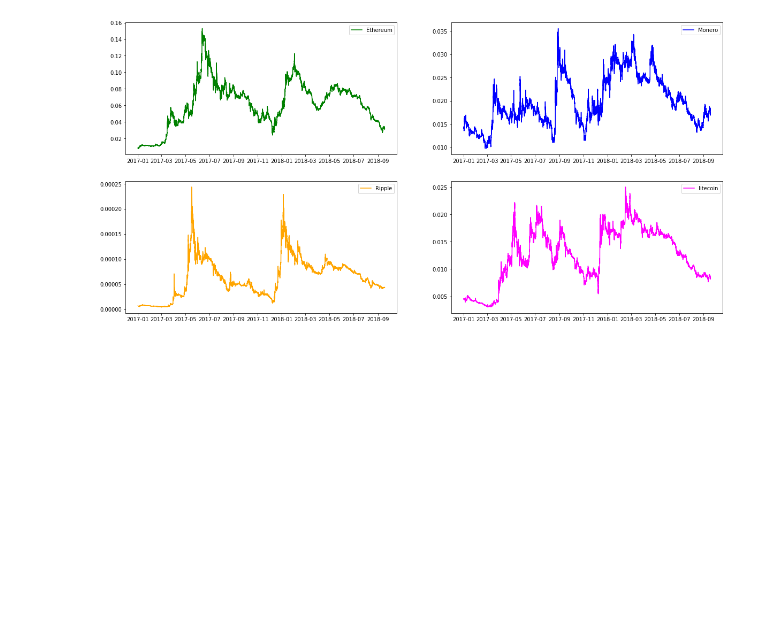
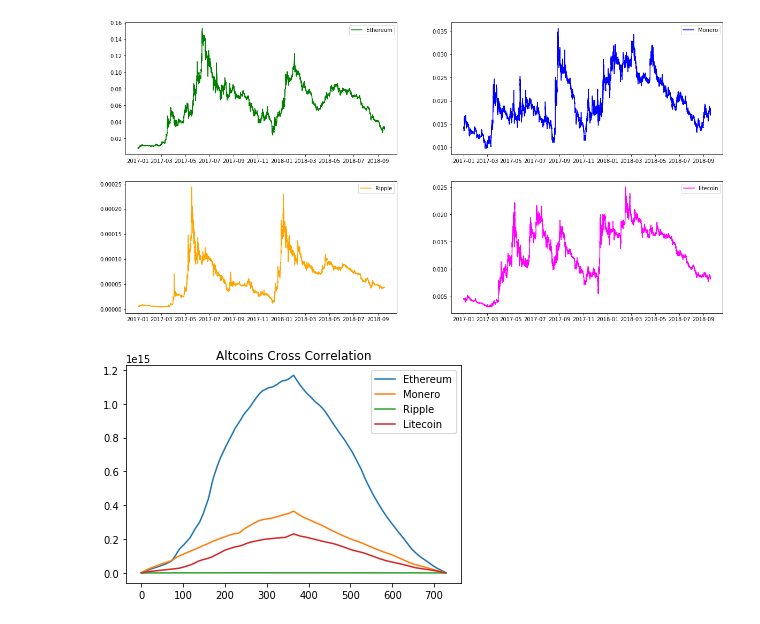
Before and after one commit to fund3/anova-blocksci, a Jupyter notebook: Eileen.ipynb, the cells around one changed output. Saved outputs shown, nothing was run; the diff lists cells and outputs as text; code cells hidden in the pictures; blank space fills up the shorter version.

Commit message:
fees and altcoins cross corr

```diff
--- a/Eileen.ipynb
+++ b/Eileen.ipynb
@@ -655,10 +655,10 @@ bitstamp_bal = np.array(bitstamp_bal)
 huobi_bal = np.array(huobi_bal)
 aggregate_wallet_bal = bitfinex_bal + binance_bal + bitstamp_bal + huobi_bal + bittrex_bal
 # %%
-def cross_correlate(wallet, prices, exchange):
+def cross_correlate(wallet, prices, exchange, title = 'Exchange Wallets Cross Correlation'):
     corr = signal.correlate(wallet, prices, mode = 'full')
     plt.plot(corr, label = exchange)
-    plt.title('Exchange Wallets Cross Correlation')
+    plt.title(title)
     plt.legend()
 # %%
 cross_correlate(bitfinex_bal, prices, 'Bitfinex')
@@ -723,3 +723,26 @@ for i, ax in enumerate(fig.axes):
     ax.legend()
 # %% [output]
 [figure]
+# %%
+balance_df = balance_df.drop("Price", 1) #delete price column
+# %%
+def edit_df(altcoin):
+    df = pd.DataFrame({"high": altcoin["high"].values}, index = altcoin["date"])
+    df = df.resample("D", how = "mean")
+    df = df.loc['2017-01-01':'2017-12-31']
+    return df
+# %%
+eth_df = edit_df(eth)
+xmr_df = edit_df(xmr)
+xrp_df = edit_df(xrp)
+ltc_df = edit_df(ltc)
+balance_df = balance_df.resample("D", how = "mean")
+balance_df["Agg Wallet Bal"] = balance_df.sum(axis = 1)
+# %%
+#cross correlation for altcoins and aggregate exchange balance
+cross_correlate(eth_df['high'], balance_df["Agg Wallet Bal"], "Ethereum")
+cross_correlate(xmr_df['high'], balance_df["Agg Wallet Bal"], "Monero")
+cross_correlate(xrp_df['high'], balance_df["Agg Wallet Bal"], "Ripple")
+cross_correlate(ltc_df['high'], balance_df["Agg Wallet Bal"], "Litecoin", title = "Altcoins Cross Correlation")
+# %% [output]
+[figure, added]
```
Also changed, not shown: parts of 3 cells of this notebook.
